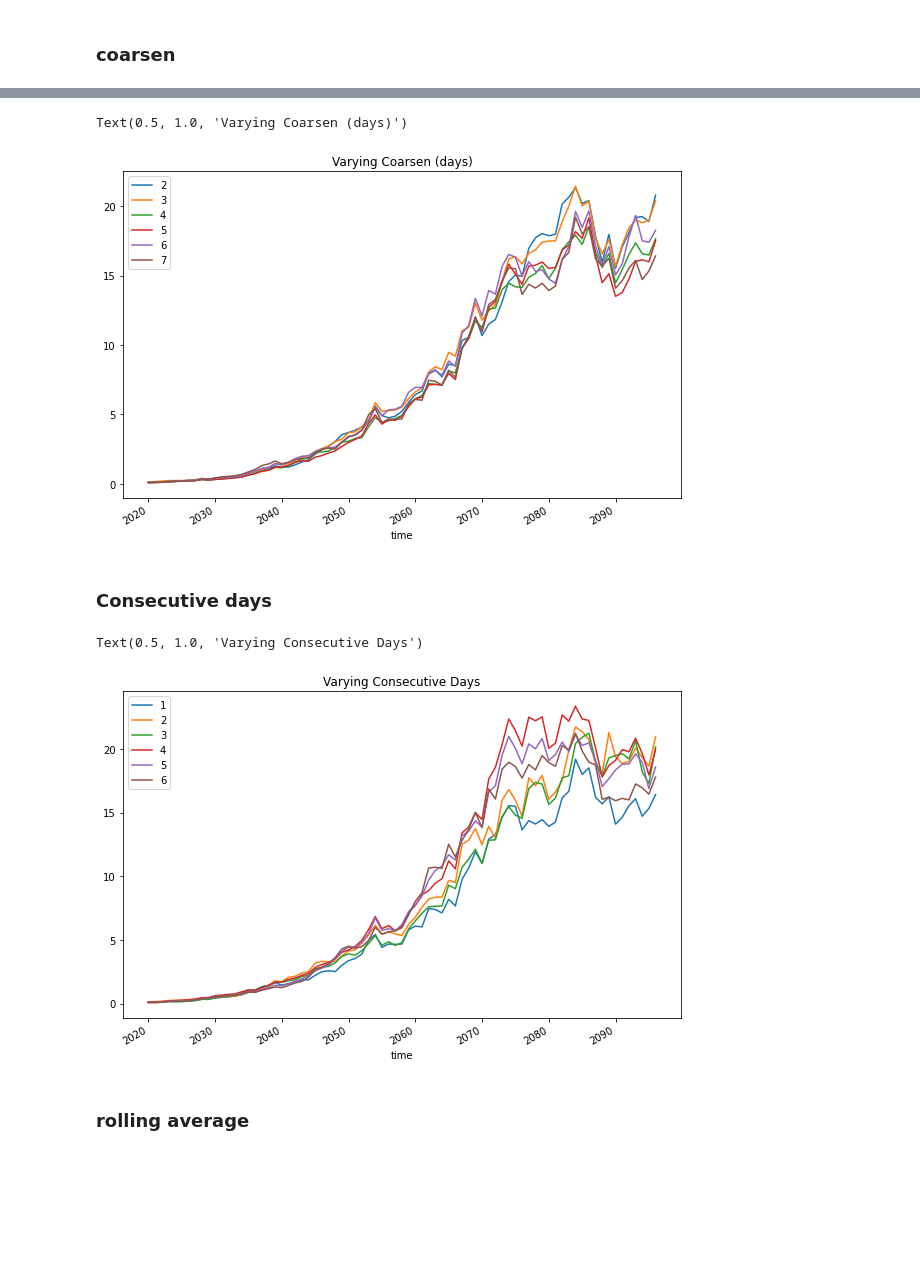
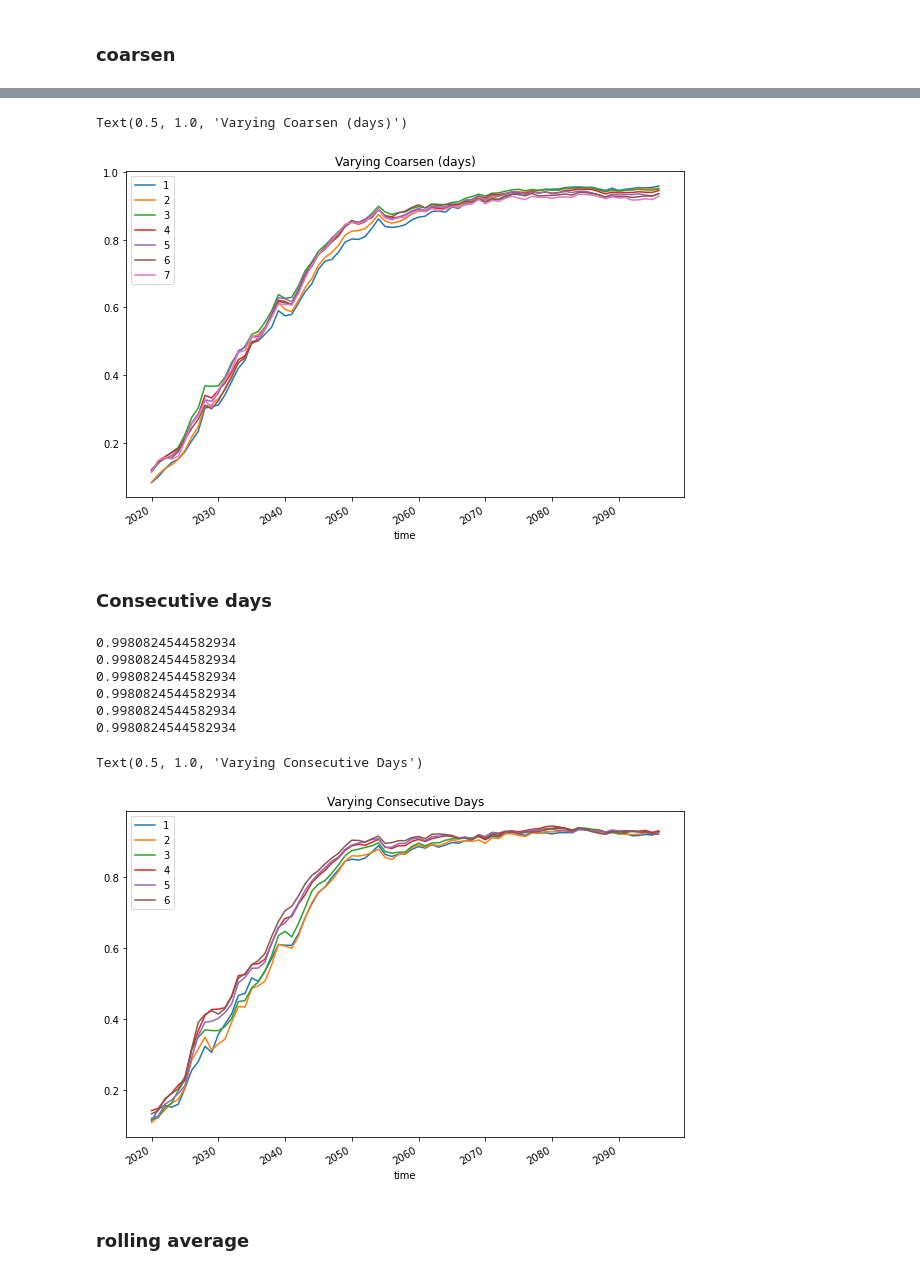
Before and after one commit to MackenzieBlanusa/InternalVariability, a Jupyter notebook: notebooks/Sensitivity_Extremes.ipynb, the cells around one changed output, grey strips where cells are left out. Drawn from its saved outputs; the diff is of its cells as text; code cells hidden in the pictures; blank space fills up the shorter version.

```diff
--- a/notebooks/Sensitivity_Extremes.ipynb
+++ b/notebooks/Sensitivity_Extremes.ipynb
@@ -91,9 +70,10 @@ for i in hist_slice_periods:
 # %%
 figure = plt.figure(figsize=(10,6))
 hist_slice_periods = ['1920-1940','1940-1960','1960-1980',
-                      '1990-2010','1995-2014','1930-1950']
+                      '1990-2010','1995-2014','1930-1950',
+                      'all', '1990-2015']
 for r,i in zip(test_histslice,hist_slice_periods):
-    (r.model_le/r.internal_le).plot(label=i)
+    (r.model_le/r.total_le).plot(label=i)
 plt.legend()
 plt.title('Varying Hist Slice Period')
 # %% [output]
@@ -102,16 +82,14 @@ Text(0.5, 1.0, 'Varying Hist Slice Period')
 # %% [markdown]
 ### coarsen
 # %%
-coarsen = [2,3,4,5,6,7]
+coarsen = [1,2,3,4,5,6,7]
 test_coarsen = []
 for i in coarsen:
-    USeast = MultiModelLargeEnsemble(models=['CanESM5','cesm_lens',
-                                         'MIROC6','MPI-ESM1-2-LR','EC-Earth3'],
-                                 variable='tas', granularity='day', lat=41.3,
-                                 lon=-72.5,bucket='climateai_data_repository',
-                                 path='tmp/internal_variability',
-                                 return_period=10, hist_slice=slice('1995','2014'),
-                                 coarsen=i, conseq_days=1, rolling_average = 10,
-                                 load=True)
-    internal = USeast.extreme_internal
+    internal = USeast.extreme_internal_variability(
+        return_period=10,
+        coarsen=i,
+        conseq_days=1,
+        rolling_average=10,
+        hist_slice=slice('1995','2014')
+    )
     test_coarsen.append(internal)
@@ -118,39 +104,43 @@ for i in coarsen:
 # %%
 figure = plt.figure(figsize=(10,6))
-coarsen = [2,3,4,5,6,7]
 for r,i in zip(test_coarsen,coarsen):
-    (r.model_le/r.internal_le).plot(label=i)
+    (r.model_le/r.total_le).plot(label=i)
 plt.legend()
 plt.title('Varying Coarsen (days)')
 # %% [output]
 Text(0.5, 1.0, 'Varying Coarsen (days)')
-[figure, old version]
+[figure, new version]
 # %% [markdown]
 ### Consecutive days
 # %%
 conseq = [1,2,3,4,5,6]
 test_conseq = []
 for i in conseq:
-    USeast = MultiModelLargeEnsemble(models=['CanESM5','cesm_lens',
-                                         'MIROC6','MPI-ESM1-2-LR','EC-Earth3'],
-                                 variable='tas', granularity='day', lat=41.3,
-                                 lon=-72.5,bucket='climateai_data_repository',
-                                 path='tmp/internal_variability',
-                                 return_period=10, hist_slice=slice('1995','2014'),
-                                 coarsen=7, conseq_days=i, rolling_average = 10,
-                                 load=True)
-    internal = USeast.extreme_internal
+    internal = USeast.extreme_internal_variability(
+        return_period=10,
+        coarsen=7,
+        conseq_days=i,
+        rolling_average=10,
+        hist_slice=slice('1995','2014')
+    )
     test_conseq.append(internal)
+# %% [output]
+0.9980824544582934
+0.9980824544582934
+0.9980824544582934
+0.9980824544582934
+0.9980824544582934
+0.9980824544582934
 # %%
 figure = plt.figure(figsize=(10,6))
 conseq = [1,2,3,4,5,6]
 for r,i in zip(test_conseq,conseq):
-    (r.model_le/r.internal_le).plot(label=i)
+    (r.model_le/r.total_le).plot(label=i)
 plt.legend()
 plt.title('Varying Consecutive Days')
 # %% [output]
 Text(0.5, 1.0, 'Varying Consecutive Days')
-[figure, old version]
+[figure, new version]
 # %% [markdown]
 ### rolling average
 # %%
```
Also changed, not shown: parts of 10 cells of this notebook, 1 other file.
